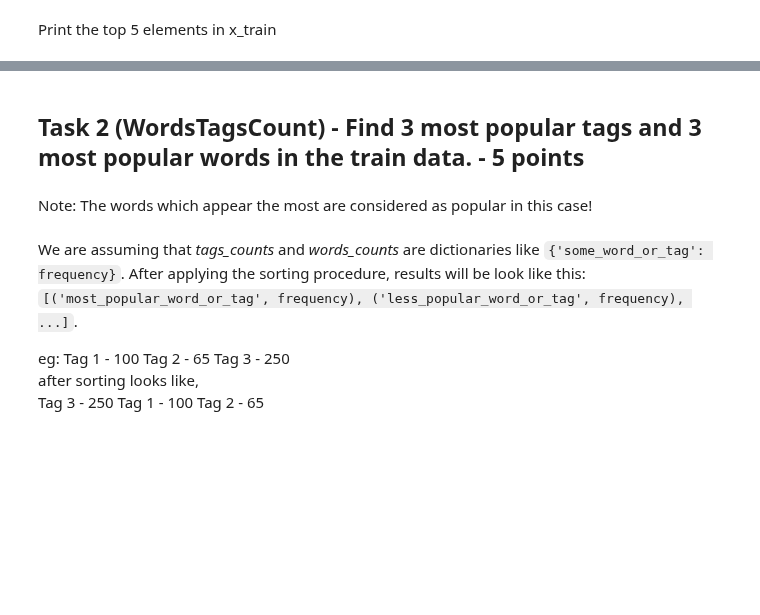
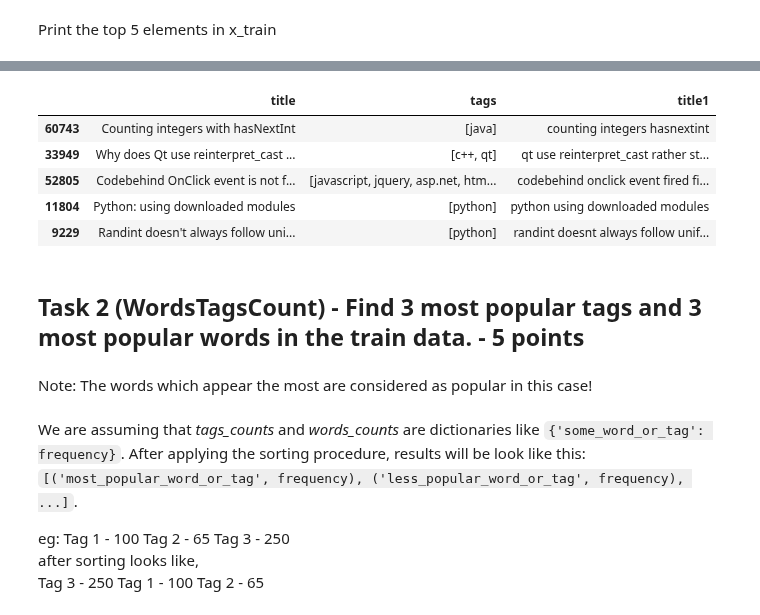
Before and after one commit to GreatLearningAIML1/chennai-aug-batch-senthilvelavan, a Jupyter notebook: StatNLP/Stats_NLP_Project_Question.ipynb, the cells around one changed output, grey strips where cells are left out. Drawn from its saved outputs; the diff is of its cells as text; code cells hidden in the pictures; blank space fills up the shorter version.

```diff
--- a/StatNLP/Stats_NLP_Project_Question.ipynb
+++ b/StatNLP/Stats_NLP_Project_Question.ipynb
@@ -180,3 +238,12 @@ Print the top 5 elements in x_train
+# %%
+train.sample(n=5,random_state=5)
+# %% [output]
+|  | title | tags | title1 |
+| 60743 | Counting integers with hasNextInt | [java] | counting integers hasnextint |
+| 33949 | Why does Qt use reinterpret_cast ... | [c++, qt] | qt use reinterpret_cast rather st... |
+| 52805 | Codebehind OnClick event is not f... | [javascript, jquery, asp.net, htm... | codebehind onclick event fired fi... |
+| 11804 | Python: using downloaded modules | [python] | python using downloaded modules |
+| 9229 | Randint doesn't always follow uni... | [python] | randint doesnt always follow unif... |
 # %% [markdown]
 ## Task 2 (WordsTagsCount) - Find 3 most popular tags and 3 most popular words in the train data. - 5 points
 # %% [markdown]
```
Also changed, not shown: parts of 20 cells of this notebook.
